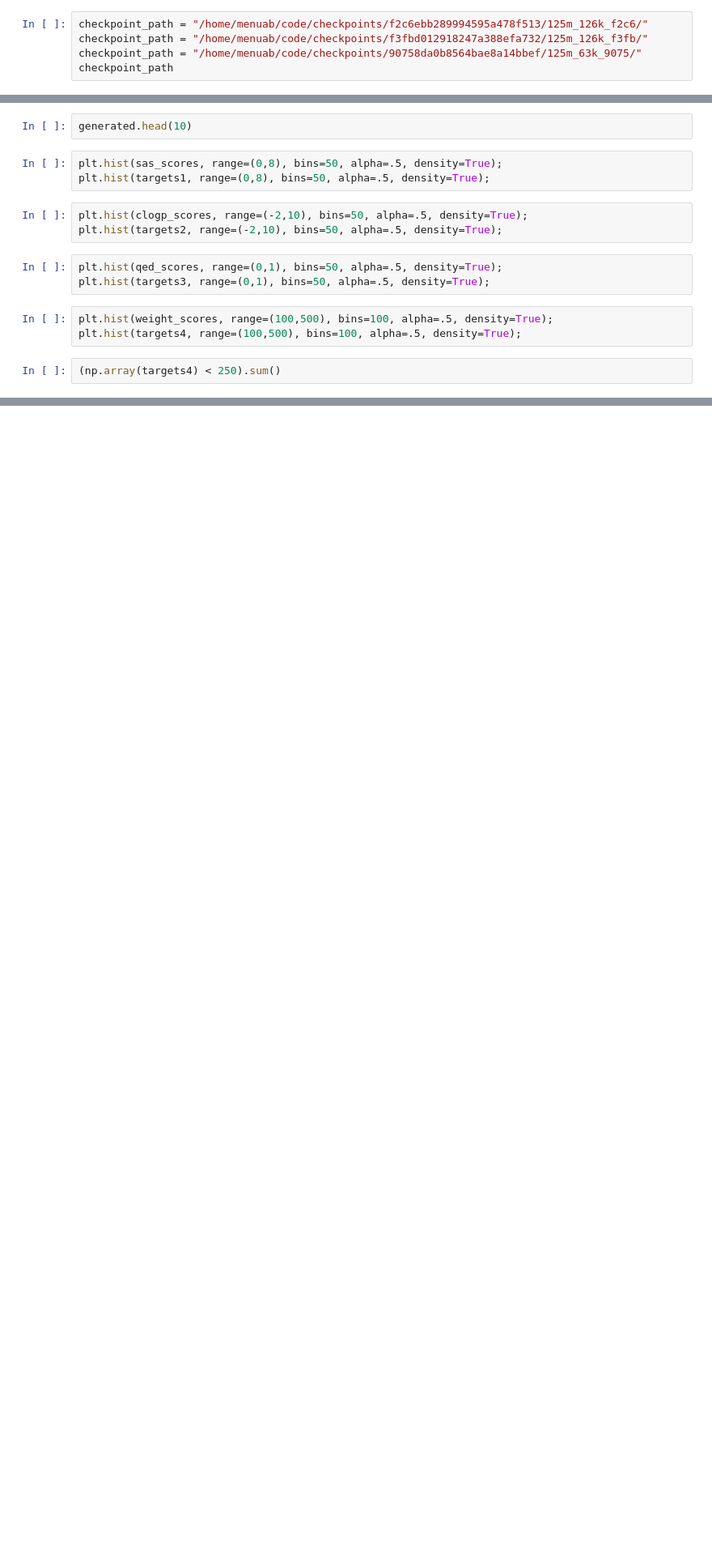
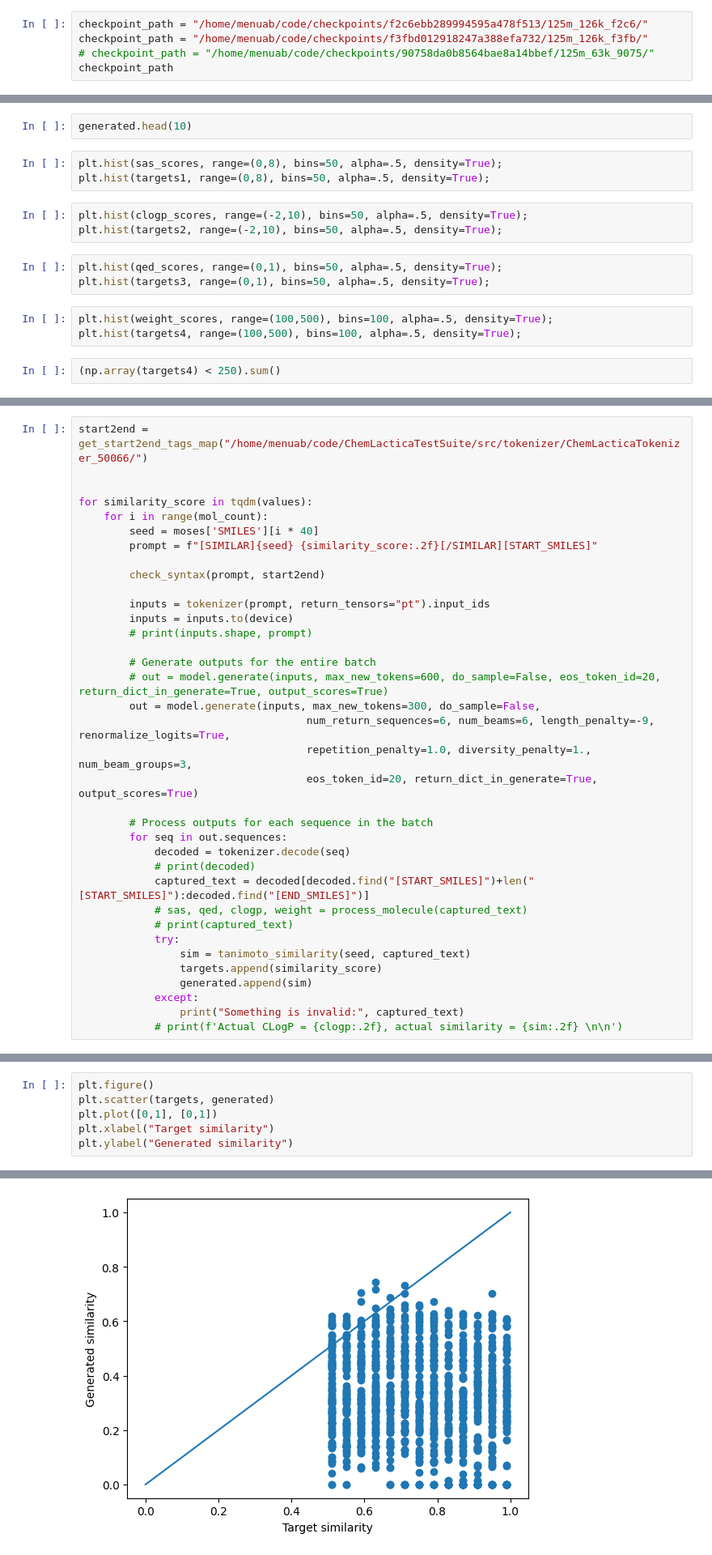
Before and after one commit to YerevaNN/ChemLacticaTestSuite, a Jupyter notebook: src/hrant-playground.ipynb, the cells around one changed output, grey strips where cells are left out. Shown: that part at 81% size. Saved outputs shown, nothing was run; the diff lists cells and outputs as text; blank space fills up the shorter version.

```diff
--- a/src/hrant-playground.ipynb
+++ b/src/hrant-playground.ipynb
@@ -41,6 +46,6 @@ tokenizer size:  50066
 # %%
 checkpoint_path = "/home/menuab/code/checkpoints/f2c6ebb289994595a478f513/125m_126k_f2c6/"
 checkpoint_path = "/home/menuab/code/checkpoints/f3fbd012918247a388efa732/125m_126k_f3fb/"
-checkpoint_path = "/home/menuab/code/checkpoints/90758da0b8564bae8a14bbef/125m_63k_9075/"
+# checkpoint_path = "/home/menuab/code/checkpoints/90758da0b8564bae8a14bbef/125m_63k_9075/"
 checkpoint_path
 # %% [output]
@@ -238,0 +341,36 @@ for i in range(len(moses)):
+# %%
+start2end = get_start2end_tags_map("/home/menuab/code/ChemLacticaTestSuite/src/tokenizer/ChemLacticaTokenizer_50066/")
+
+
+for similarity_score in tqdm(values):
+    for i in range(mol_count):
+        seed = moses['SMILES'][i * 40]
+        prompt = f"[SIMILAR]{seed} {similarity_score:.2f}[/SIMILAR][START_SMILES]"
+
+        check_syntax(prompt, start2end)
+
+        inputs = tokenizer(prompt, return_tensors="pt").input_ids
+        inputs = inputs.to(device)
+        # print(inputs.shape, prompt)
+
+        # Generate outputs for the entire batch
+        # out = model.generate(inputs, max_new_tokens=600, do_sample=False, eos_token_id=20, return_dict_in_generate=True, output_scores=True)
+        out = model.generate(inputs, max_new_tokens=300, do_sample=False,
+                                    num_return_sequences=6, num_beams=6, length_penalty=-9, renormalize_logits=True,
+                                    repetition_penalty=1.0, diversity_penalty=1., num_beam_groups=3,
+                                    eos_token_id=20, return_dict_in_generate=True, output_scores=True)
+
+        # Process outputs for each sequence in the batch
+        for seq in out.sequences:
+            decoded = tokenizer.decode(seq)
+            # print(decoded)
+            captured_text = decoded[decoded.find("[START_SMILES]")+len("[START_SMILES]"):decoded.find("[END_SMILES]")]
+            # sas, qed, clogp, weight = process_molecule(captured_text)
+            # print(captured_text)
+            try:
+                sim = tanimoto_similarity(seed, captured_text)
+                targets.append(similarity_score)
+                generated.append(sim)
+            except:
+                print("Something is invalid:", captured_text)
+            # print(f'Actual CLogP = {clogp:.2f}, actual similarity = {sim:.2f} \n\n')
@@ -238,0 +434,7 @@ for i in range(len(moses)):
+# %%
+plt.figure()
+plt.scatter(targets, generated)
+plt.plot([0,1], [0,1])
+plt.xlabel("Target similarity")
+plt.ylabel("Generated similarity")
+# %% [output]
@@ -238,0 +442 @@ for i in range(len(moses)):
+[figure, added]
```
Also changed, not shown: parts of 36 cells of this notebook, 2 other files.
